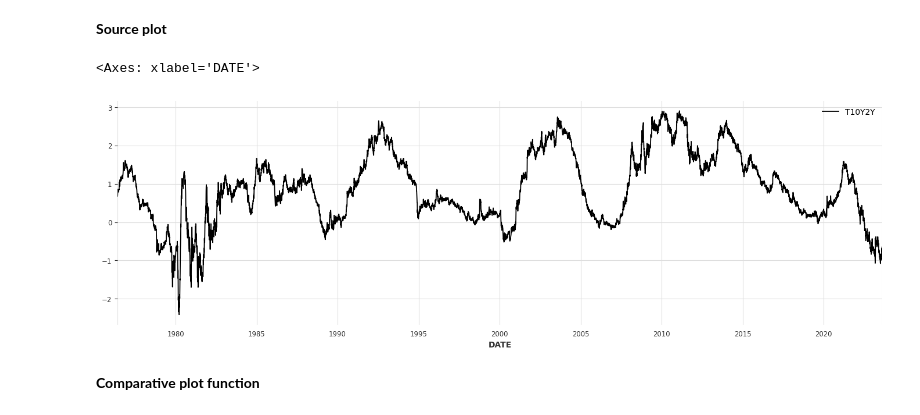
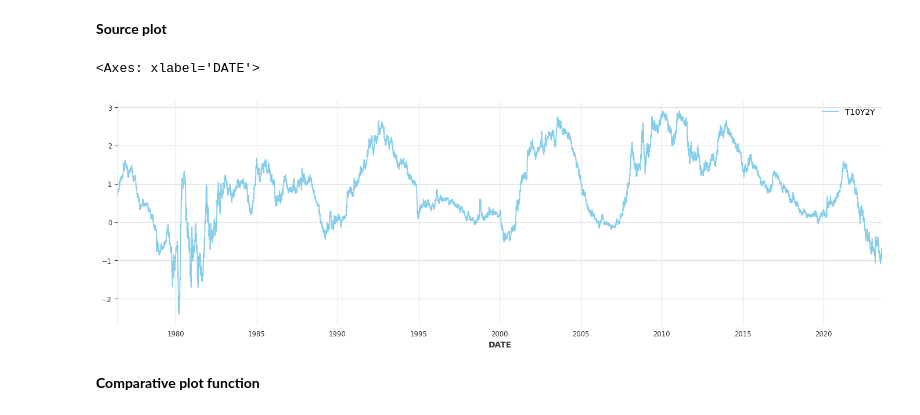
Before and after one commit to chtholine/Machine_Learning_Projects, a Jupyter notebook: time_series.ipynb, the cells around one changed output. Cells and saved outputs as stored; diff of their text form; code cells hidden in the pictures.

```diff
--- a/time_series.ipynb
+++ b/time_series.ipynb
@@ -67,10 +67,10 @@ data.describe(include="all", percentiles=[0.25, 0.5, 0.75])
 # %% [markdown]
 **Source plot**
 # %%
-data.plot(figsize=(17, 5))
+data.plot(figsize=(17, 5), color="skyblue")
 # %% [output]
 <Axes: xlabel='DATE'>
-[figure, old version]
+[figure, new version]
 # %% [markdown]
 **Comparative plot function**
 # %%
```
Also changed, not shown: parts of 4 cells of this notebook.
